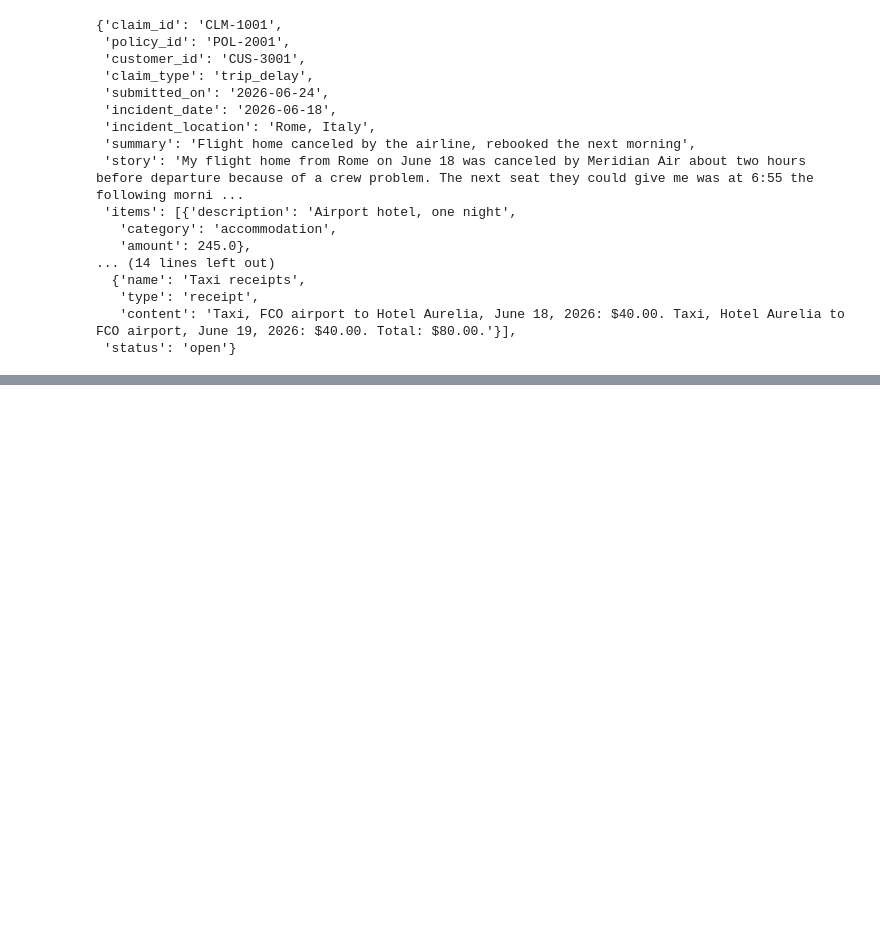
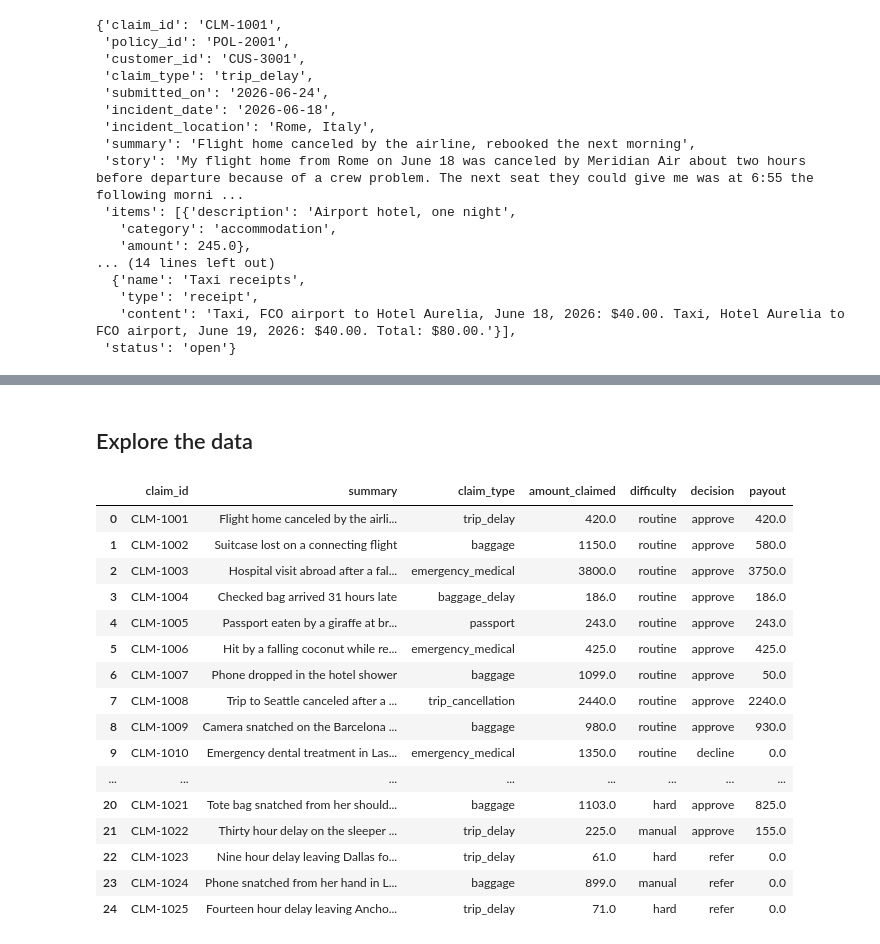
Before and after one commit to MWPerrineJr/undercover, a Jupyter notebook: MyWork/UndercoverProject/week1/day2.ipynb, the cells around one changed output, grey strips where cells are left out. Cells and saved outputs as stored; diff of their text form; code cells hidden in the pictures; blank space fills up the shorter version.

```diff
--- a/MyWork/UndercoverProject/week1/day2.ipynb
+++ b/MyWork/UndercoverProject/week1/day2.ipynb
@@ -118,0 +135,36 @@ claims[0]
+# %% [markdown]
+## Explore the data
+# %%
+rows = []
+for claim in claims:
+    label = labels[claim['claim_id']]
+    rows.append({
+        'claim_id': claim['claim_id'],
+        'summary': claim['summary'],
+        'claim_type': claim['claim_type'],
+        'amount_claimed': claim['amount_claimed'],
+        'difficulty': label['difficulty'],
+        'decision': label['decision'],
+        'payout': label['payout']
+    })
+
+data = pd.DataFrame(rows)
+data
+# %% [output]
+|  | claim_id | summary | claim_type | amount_claimed | difficulty | decision | payout |
+| 0 | CLM-1001 | Flight home canceled by the airli... | trip_delay | 420.0 | routine | approve | 420.0 |
+| 1 | CLM-1002 | Suitcase lost on a connecting flight | baggage | 1150.0 | routine | approve | 580.0 |
+| 2 | CLM-1003 | Hospital visit abroad after a fal... | emergency_medical | 3800.0 | routine | approve | 3750.0 |
+| 3 | CLM-1004 | Checked bag arrived 31 hours late | baggage_delay | 186.0 | routine | approve | 186.0 |
+| 4 | CLM-1005 | Passport eaten by a giraffe at br... | passport | 243.0 | routine | approve | 243.0 |
+| 5 | CLM-1006 | Hit by a falling coconut while re... | emergency_medical | 425.0 | routine | approve | 425.0 |
+| 6 | CLM-1007 | Phone dropped in the hotel shower | baggage | 1099.0 | routine | approve | 50.0 |
+| 7 | CLM-1008 | Trip to Seattle canceled after a ... | trip_cancellation | 2440.0 | routine | approve | 2240.0 |
+| 8 | CLM-1009 | Camera snatched on the Barcelona ... | baggage | 980.0 | routine | approve | 930.0 |
+| 9 | CLM-1010 | Emergency dental treatment in Las... | emergency_medical | 1350.0 | routine | decline | 0.0 |
+| ... | ... | ... | ... | ... | ... | ... | ... |
+| 20 | CLM-1021 | Tote bag snatched from her should... | baggage | 1103.0 | hard | approve | 825.0 |
+| 21 | CLM-1022 | Thirty hour delay on the sleeper ... | trip_delay | 225.0 | manual | approve | 155.0 |
+| 22 | CLM-1023 | Nine hour delay leaving Dallas fo... | trip_delay | 61.0 | hard | refer | 0.0 |
+| 23 | CLM-1024 | Phone snatched from her hand in L... | baggage | 899.0 | manual | refer | 0.0 |
+| 24 | CLM-1025 | Fourteen hour delay leaving Ancho... | trip_delay | 71.0 | hard | refer | 0.0 |
```
Also changed, not shown: parts of 46 cells of this notebook.
